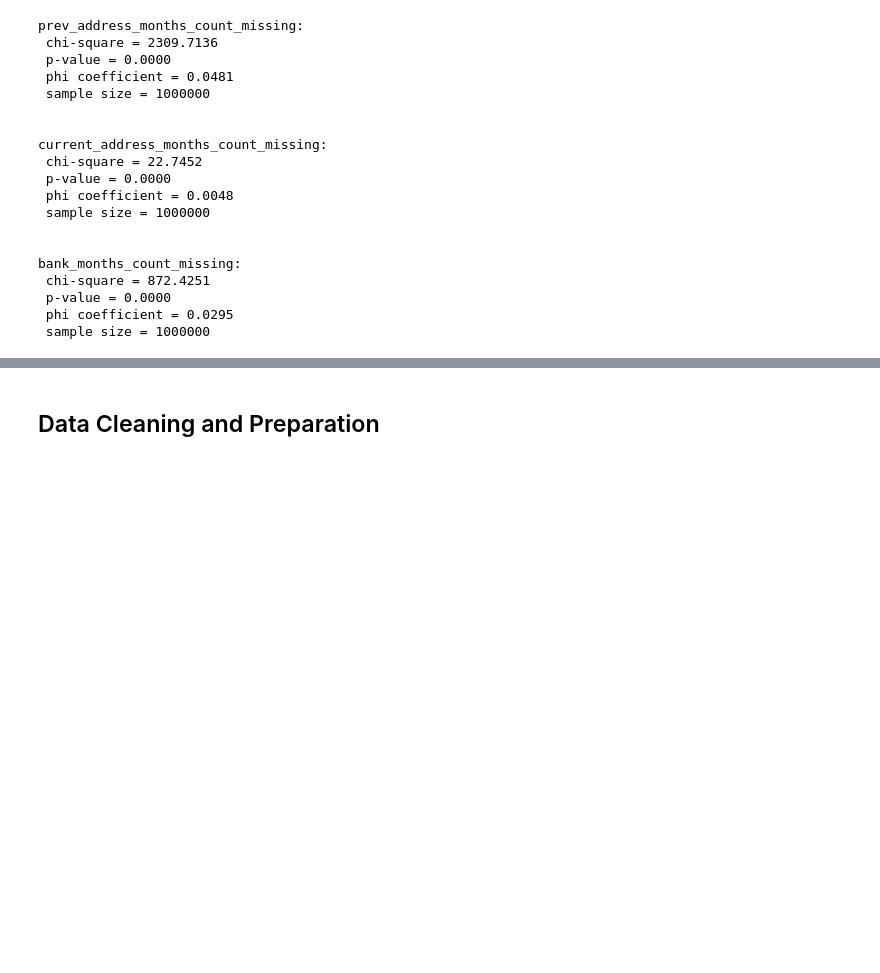
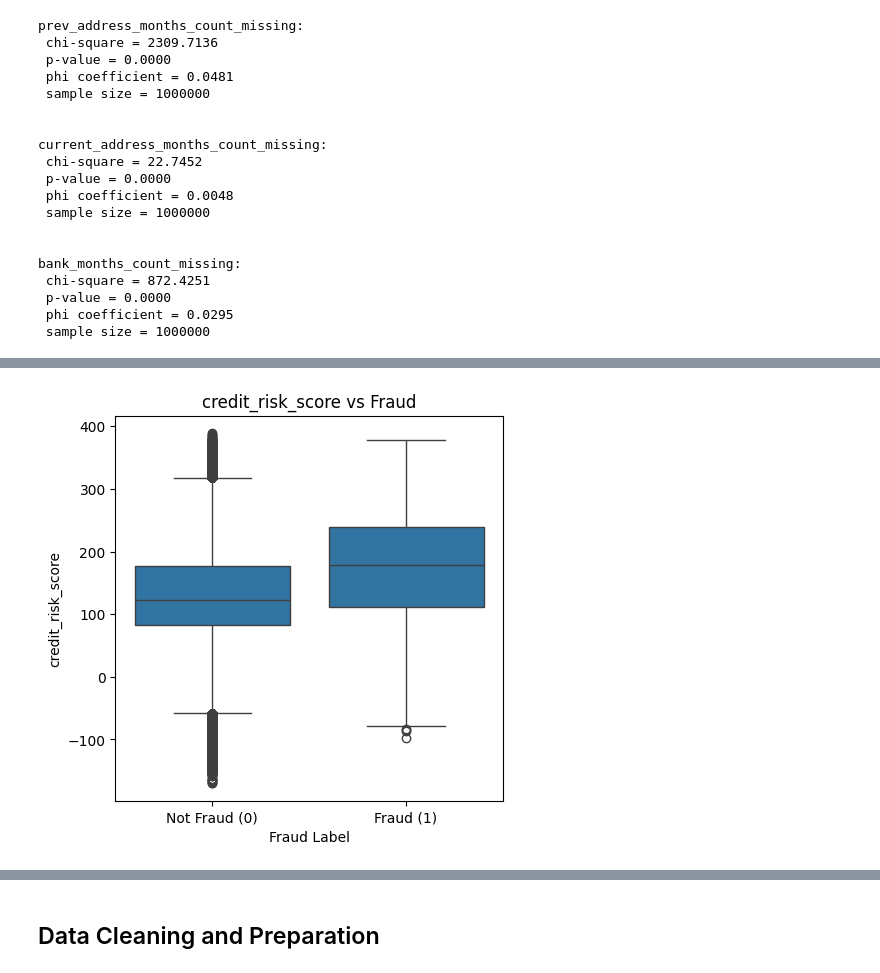
Before and after one commit to mrlizhaozhi/application-fraud-bank-account-opening, a Jupyter notebook: Feedzai Fraud Detection Analytics and Modelling.ipynb, the cells around one changed output, grey strips where cells are left out. Cells and saved outputs as stored; diff of their text form; code cells hidden in the pictures; blank space fills up the shorter version.

```diff
--- a/Feedzai Fraud Detection Analytics and Modelling.ipynb
+++ b/Feedzai Fraud Detection Analytics and Modelling.ipynb
@@ -351,0 +453,5 @@ plt.show()
+# %%
+# credit_risk_score
+boxploter(base_original, "fraud_bool", "credit_risk_score")
+# %% [output]
+[figure, added]
```
Also changed, not shown: parts of 30 cells of this notebook.
